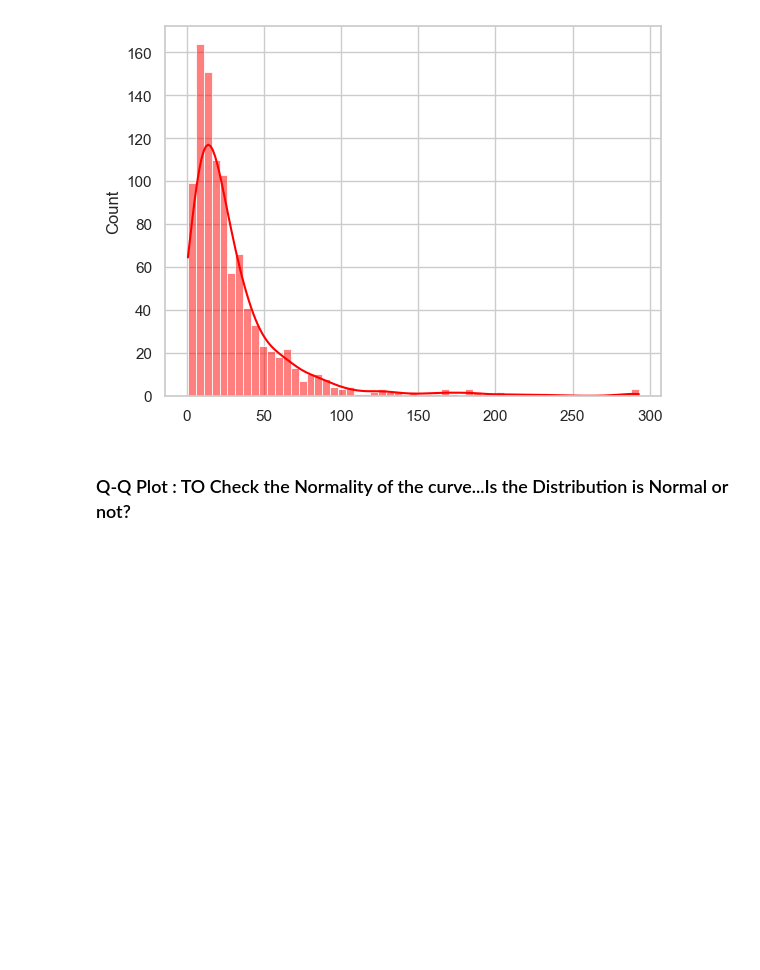
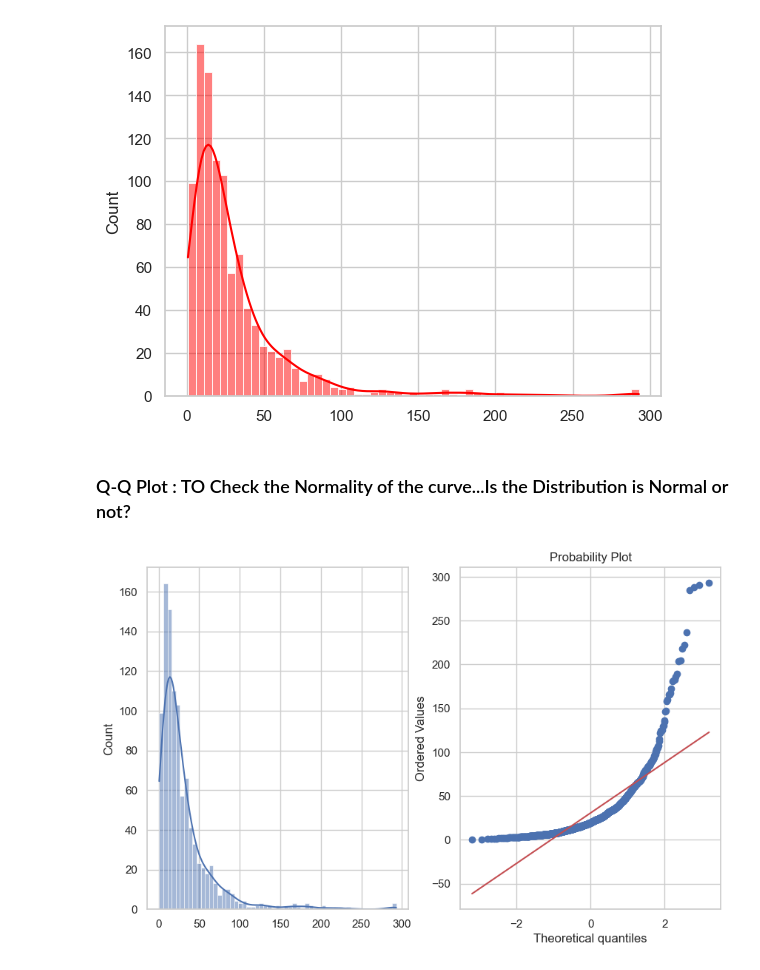
Before and after one commit to rashmiKumari03/Statistics_practical_FSDM_rev, a Jupyter notebook: Statistics_Practical_.ipynb, the cells around one changed output. Cells and saved outputs as stored; diff of their text form; code cells hidden in the pictures; blank space fills up the shorter version.

```diff
--- a/Statistics_Practical_.ipynb
+++ b/Statistics_Practical_.ipynb
@@ -1307,5 +1313,17 @@ plt.show()
 import scipy.stats as stat
 import pylab
 # %%
-def plot_data(sample):
+# This function will diff between normal distributed data and not normal distributed data.
+
+def plot_data(data):
     plt.figure(figsize=(10,6))
+    plt.subplot(1,2,1)
+    sns.histplot(data,kde=True)
+
+    plt.subplot(1,2,2)
+    stat.probplot(data,dist="norm",plot=pylab)   # This is for Q-Q Plot
+    plt.show()
+# %%
+plot_data(log_nomm_data)   # Yes we have outliers....we can see this is not normal and since in q-q plot the plot is non linear=> not normal distributed
+# %% [output]
+[figure, added]
```
Also changed, not shown: parts of 50 cells of this notebook, 2 other files.
